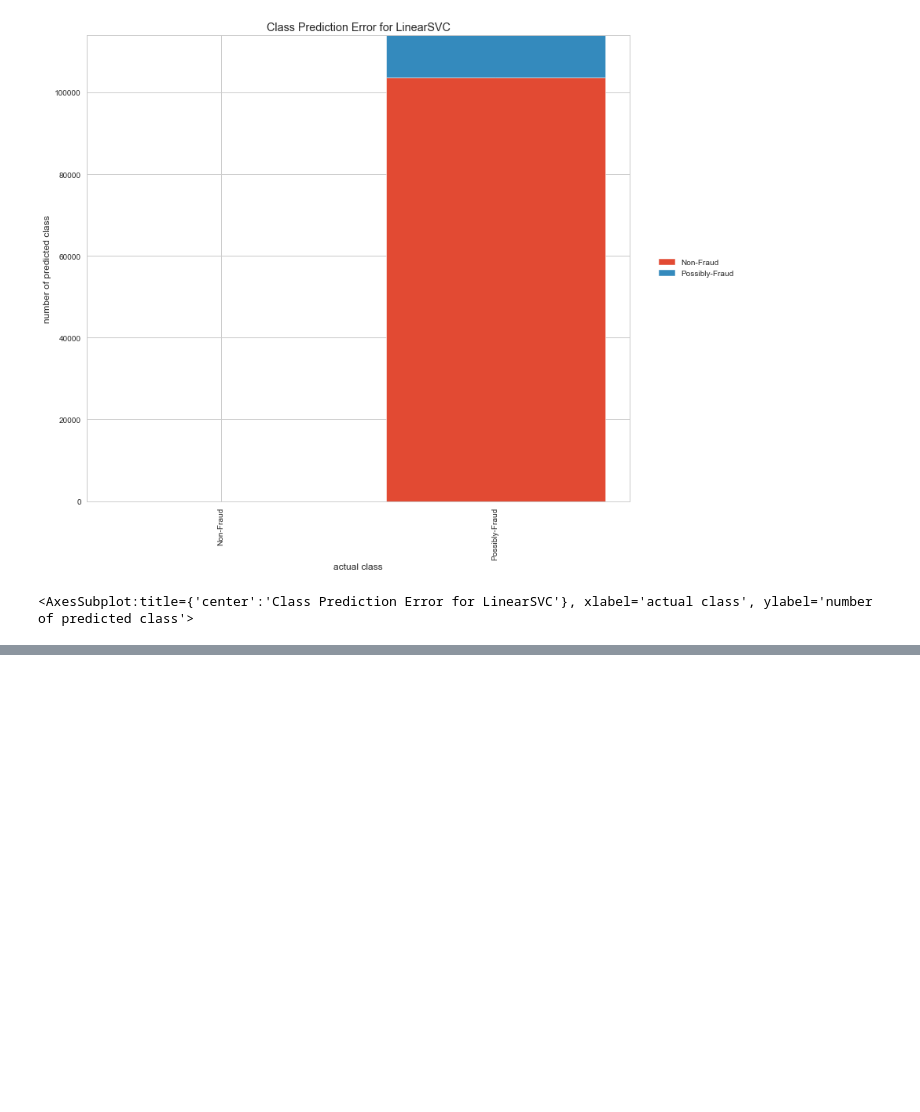
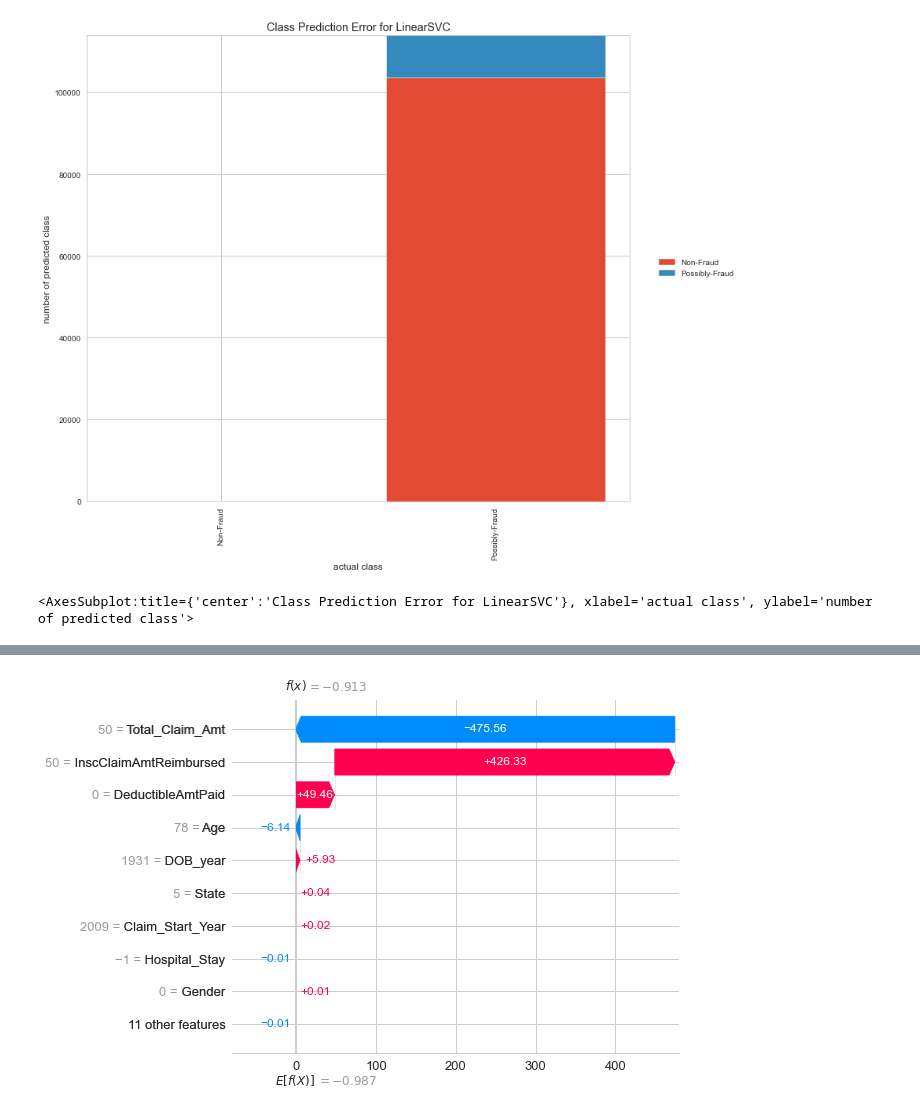
Before and after one commit to suhitasva/Capstone_Project, a Jupyter notebook: SVM_models.ipynb, the cells around one changed output, grey strips where cells are left out. Cells and saved outputs as stored; diff of their text form; code cells hidden in the pictures; blank space fills up the shorter version.

```diff
--- a/SVM_models.ipynb
+++ b/SVM_models.ipynb
@@ -455,0 +482,4 @@ viz.show()
+# %%
+shap.plots.waterfall(SMshap_values[1])
+# %% [output]
+[figure, added]
```
Also changed, not shown: parts of 30 cells of this notebook.
